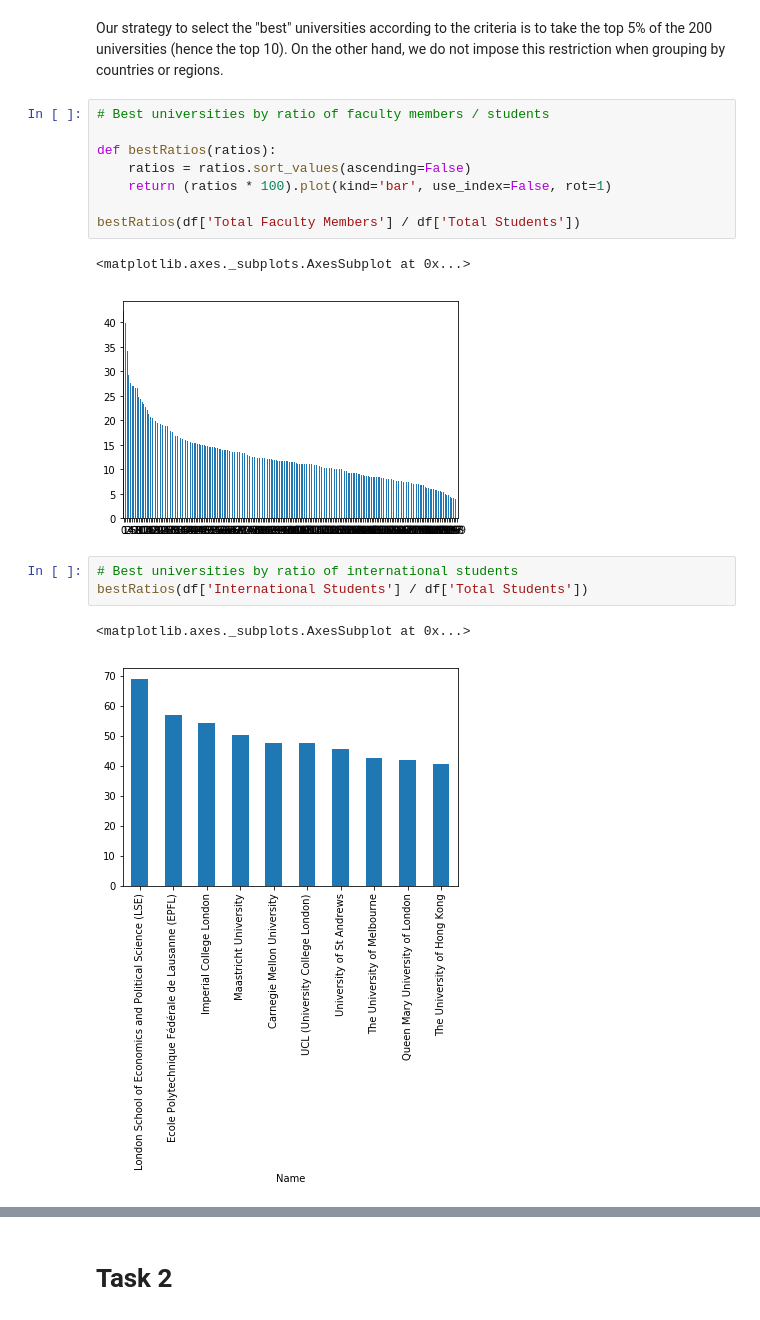
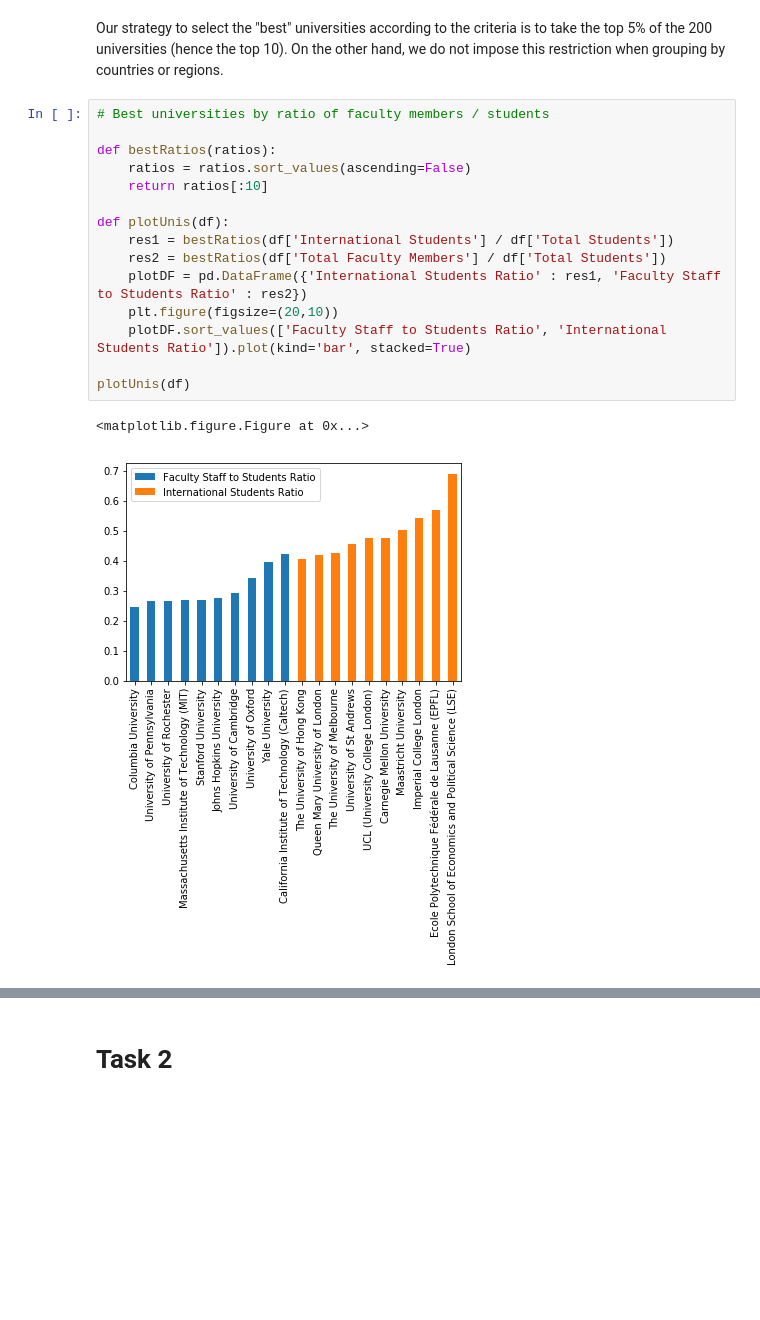
Before and after one commit to pmichele/ADA-Group, a Jupyter notebook: Michele/02 - Data from the Web/Homework 2.ipynb, the cells around one changed output, grey strips where cells are left out. Cells and saved outputs as stored; diff of their text form; blank space fills up the shorter version.

Commit message:
Improved Graphs

```diff
--- a/Michele/02 - Data from the Web/Homework 2.ipynb
+++ b/Michele/02 - Data from the Web/Homework 2.ipynb
@@ -124,20 +124,21 @@ Our strategy to select the "best" universities according to the criteria is to t
 # %%
 # Best universities by ratio of faculty members / students
 
 def bestRatios(ratios):
     ratios = ratios.sort_values(ascending=False)
-    return (ratios * 100).plot(kind='bar', use_index=False, rot=1)
+    return ratios[:10]
 
-bestRatios(df['Total Faculty Members'] / df['Total Students'])
+def plotUnis(df):
+    res1 = bestRatios(df['International Students'] / df['Total Students'])
+    res2 = bestRatios(df['Total Faculty Members'] / df['Total Students'])
+    plotDF = pd.DataFrame({'International Students Ratio' : res1, 'Faculty Staff to Students Ratio' : res2})
+    plt.figure(figsize=(20,10))
+    plotDF.sort_values(['Faculty Staff to Students Ratio', 'International Students Ratio']).plot(kind='bar', stacked=True)
+
+plotUnis(df)
 # %% [output]
-<matplotlib.axes._subplots.AxesSubplot at 0x...>
+<matplotlib.figure.Figure at 0x...>
-[figure, old version]
+[figure, new version]
-# %%
-# Best universities by ratio of international students
-bestRatios(df['International Students'] / df['Total Students'])
-# %% [output]
-<matplotlib.axes._subplots.AxesSubplot at 0x...>
-[figure, removed]
 # %%
 # Best university groups according to the ratio of 2 given attributes
 def groupRatios(df, column, numerator, denominator):
```
Also changed, not shown: parts of 7 cells of this notebook.
